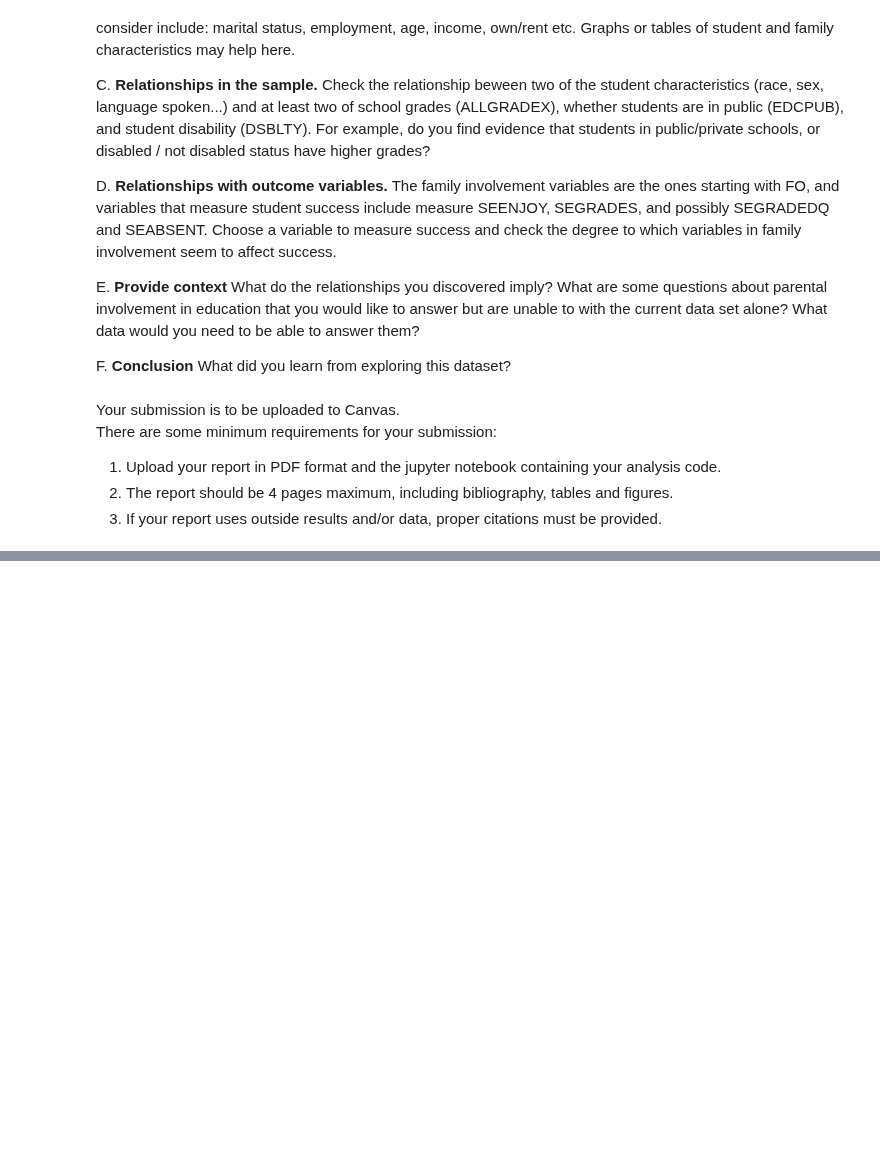
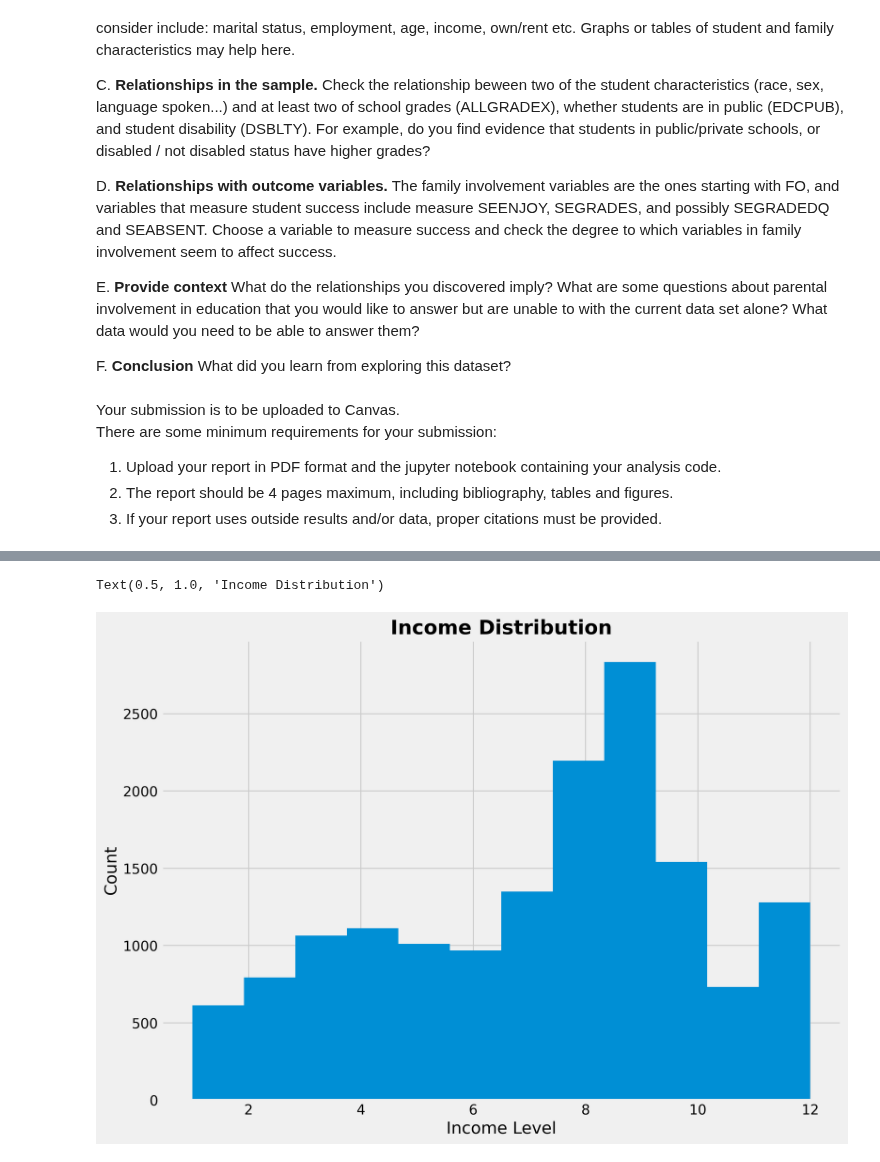
Before and after one commit to mattzhao-R/data-118, a Jupyter notebook: Project118_Fall22.ipynb, the cells around one changed output, grey strips where cells are left out. Saved outputs shown, nothing was run; the diff lists cells and outputs as text; code cells hidden in the pictures; blank space fills up the shorter version.

Commit message:
midterm proj init

```diff
--- a/Project118_Fall22.ipynb
+++ b/Project118_Fall22.ipynb
@@ -76,0 +125,9 @@ There are some minimum requirements for your submission:
+# %%
+plt.figure(figsize = [11,8], dpi = 300)
+plt.hist(proj1_df['TTLHHINC'],bins = 12)
+plt.xlabel('Income Level')
+plt.ylabel('Count')
+plt.title('Income Distribution', fontweight='bold')
+# %% [output]
+Text(0.5, 1.0, 'Income Distribution')
+[figure, added]
```
Also changed, not shown: parts of 13 cells of this notebook.
